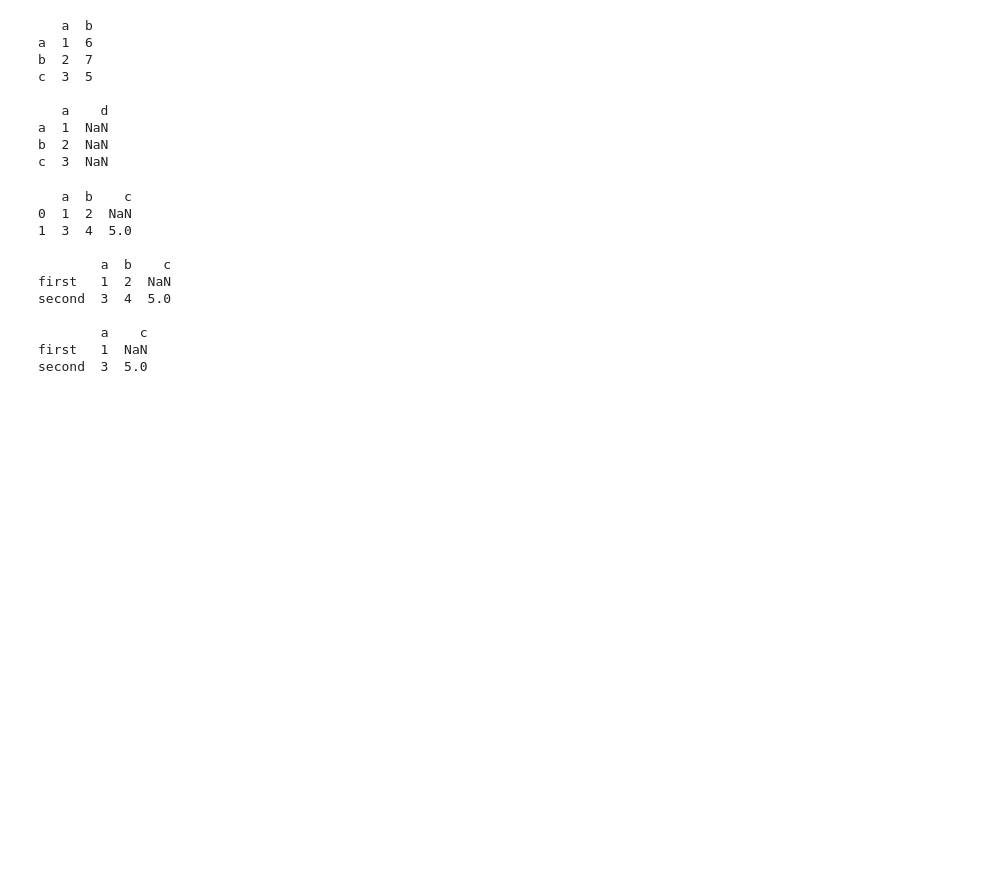
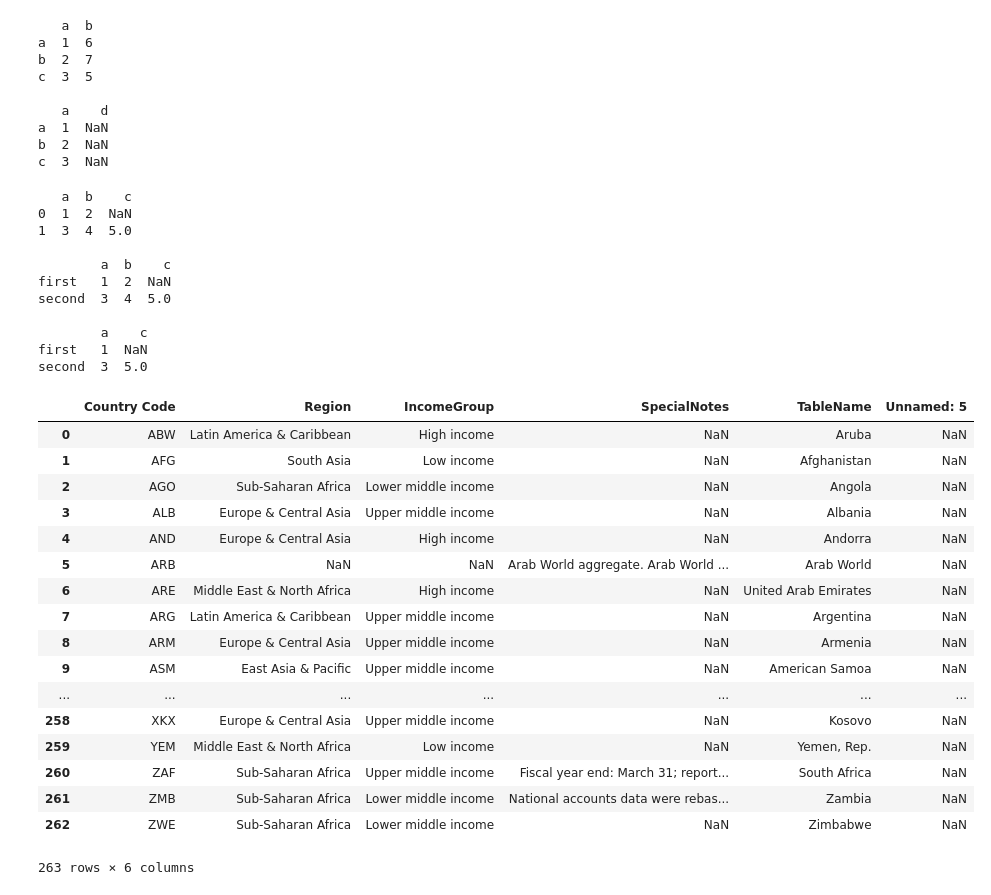
Before and after one commit to milochen0418/milo-education-python, a Jupyter notebook: Introduction to Pandas.ipynb, the cells around one changed output. Cells and saved outputs as stored; diff of their text form; code cells hidden in the pictures; blank space fills up the shorter version.

Commit message:
read_csv()

```diff
--- a/Introduction to Pandas.ipynb
+++ b/Introduction to Pandas.ipynb
@@ -132,6 +132,26 @@ second  3  5.0
 # %%
 # Read data
 # . However, most of the time the data issotred in the file.
 # . Pandas provides convenient functions to read data.
 # . pandas.read_csv()
 # . For example, if we have data like
+pd.read_csv('Metadata_Country_API.csv')
+# %% [output]
+|  | Country Code | Region | IncomeGroup | SpecialNotes | TableName | Unnamed: 5 |
+| 0 | ABW | Latin America & Caribbean | High income | NaN | Aruba | NaN |
+| 1 | AFG | South Asia | Low income | NaN | Afghanistan | NaN |
+| 2 | AGO | Sub-Saharan Africa | Lower middle income | NaN | Angola | NaN |
+| 3 | ALB | Europe & Central Asia | Upper middle income | NaN | Albania | NaN |
+| 4 | AND | Europe & Central Asia | High income | NaN | Andorra | NaN |
+| 5 | ARB | NaN | NaN | Arab World aggregate. Arab World ... | Arab World | NaN |
+| 6 | ARE | Middle East & North Africa | High income | NaN | United Arab Emirates | NaN |
+| 7 | ARG | Latin America & Caribbean | Upper middle income | NaN | Argentina | NaN |
+| 8 | ARM | Europe & Central Asia | Upper middle income | NaN | Armenia | NaN |
+| 9 | ASM | East Asia & Pacific | Upper middle income | NaN | American Samoa | NaN |
+| ... | ... | ... | ... | ... | ... | ... |
+| 258 | XKX | Europe & Central Asia | Upper middle income | NaN | Kosovo | NaN |
+| 259 | YEM | Middle East & North Africa | Low income | NaN | Yemen, Rep. | NaN |
+| 260 | ZAF | Sub-Saharan Africa | Upper middle income | Fiscal year end: March 31; report... | South Africa | NaN |
+| 261 | ZMB | Sub-Saharan Africa | Lower middle income | National accounts data were rebas... | Zambia | NaN |
+| 262 | ZWE | Sub-Saharan Africa | Lower middle income | NaN | Zimbabwe | NaN |
+263 rows × 6 columns
```
Also changed, not shown: parts of 2 cells of this notebook.
